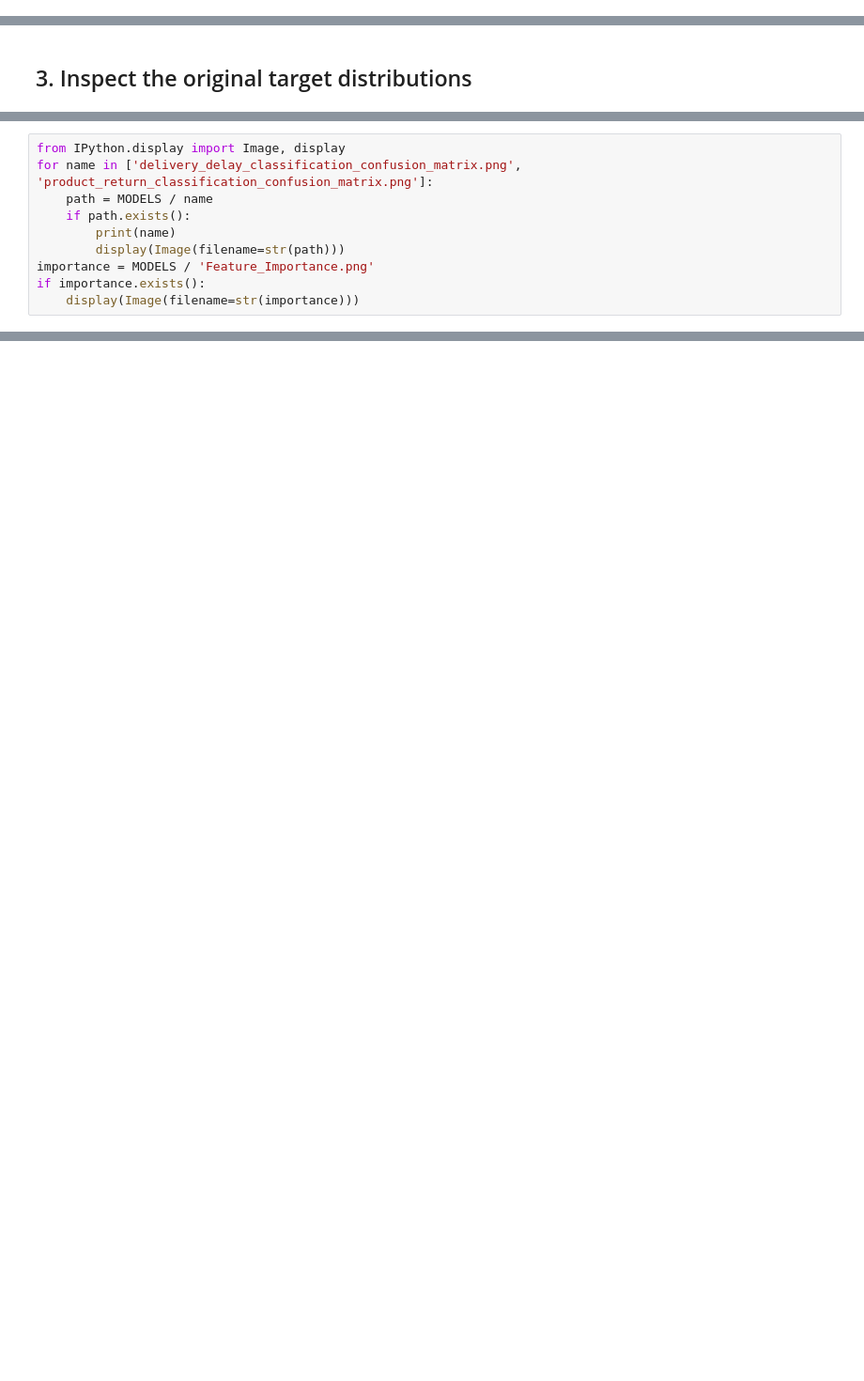
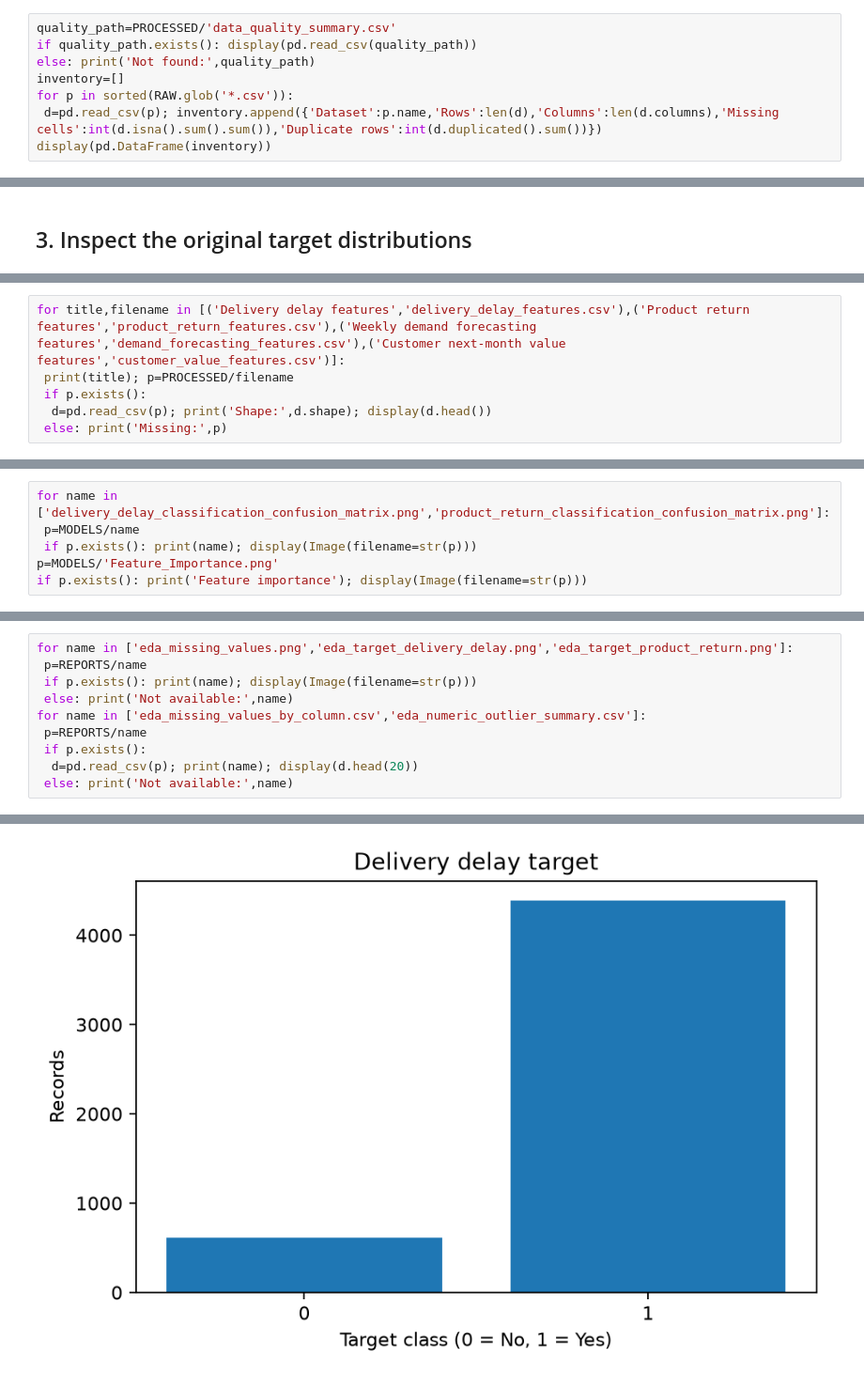
Before and after one commit to Charlez023/SwiftLog-ML-Engineering, a Jupyter notebook: Notebook/Week5_MachineLearning.ipynb, the cells around one changed output, grey strips where cells are left out. Shown at 94% size. Saved outputs shown, nothing was run; the diff lists cells and outputs as text; blank space fills up the shorter version.

Commit message:
Update notebook and technical report with EDA and baseline analysis

```diff
--- a/Notebook/Week5_MachineLearning.ipynb
+++ b/Notebook/Week5_MachineLearning.ipynb
@@ -39,0 +25,8 @@ display(quality)
+# %%
+quality_path=PROCESSED/'data_quality_summary.csv'
+if quality_path.exists(): display(pd.read_csv(quality_path))
+else: print('Not found:',quality_path)
+inventory=[]
+for p in sorted(RAW.glob('*.csv')):
+ d=pd.read_csv(p); inventory.append({'Dataset':p.name,'Rows':len(d),'Columns':len(d.columns),'Missing cells':int(d.isna().sum().sum()),'Duplicate rows':int(d.duplicated().sum())})
+display(pd.DataFrame(inventory))
@@ -113,0 +84,6 @@ Shape: (6000, 13)
+# %%
+for title,filename in [('Delivery delay features','delivery_delay_features.csv'),('Product return features','product_return_features.csv'),('Weekly demand forecasting features','demand_forecasting_features.csv'),('Customer next-month value features','customer_value_features.csv')]:
+ print(title); p=PROCESSED/filename
+ if p.exists():
+  d=pd.read_csv(p); print('Shape:',d.shape); display(d.head())
+ else: print('Missing:',p)
@@ -147,13 +150,9 @@ display(selected)
 # %%
-from IPython.display import Image, display
-for name in ['delivery_delay_classification_confusion_matrix.png', 'product_return_classification_confusion_matrix.png']:
-    path = MODELS / name
-    if path.exists():
-        print(name)
-        display(Image(filename=str(path)))
-importance = MODELS / 'Feature_Importance.png'
-if importance.exists():
-    display(Image(filename=str(importance)))
+for name in ['delivery_delay_classification_confusion_matrix.png','product_return_classification_confusion_matrix.png']:
+ p=MODELS/name
+ if p.exists(): print(name); display(Image(filename=str(p)))
+p=MODELS/'Feature_Importance.png'
+if p.exists(): print('Feature importance'); display(Image(filename=str(p)))
 # %% [output]
 delivery_delay_classification_confusion_matrix.png
 [figure]
@@ -173,0 +167,11 @@ From the project root, run `python run_swiftlog_project.py`. The script preproce
+# %%
+for name in ['eda_missing_values.png','eda_target_delivery_delay.png','eda_target_product_return.png']:
+ p=REPORTS/name
+ if p.exists(): print(name); display(Image(filename=str(p)))
+ else: print('Not available:',name)
+for name in ['eda_missing_values_by_column.csv','eda_numeric_outlier_summary.csv']:
+ p=REPORTS/name
+ if p.exists():
+  d=pd.read_csv(p); print(name); display(d.head(20))
+ else: print('Not available:',name)
+# %% [output]
@@ -173,0 +180 @@ From the project root, run `python run_swiftlog_project.py`. The script preproce
+[figure, added]
```
Also changed, not shown: parts of 30 cells of this notebook, 11 other files.
